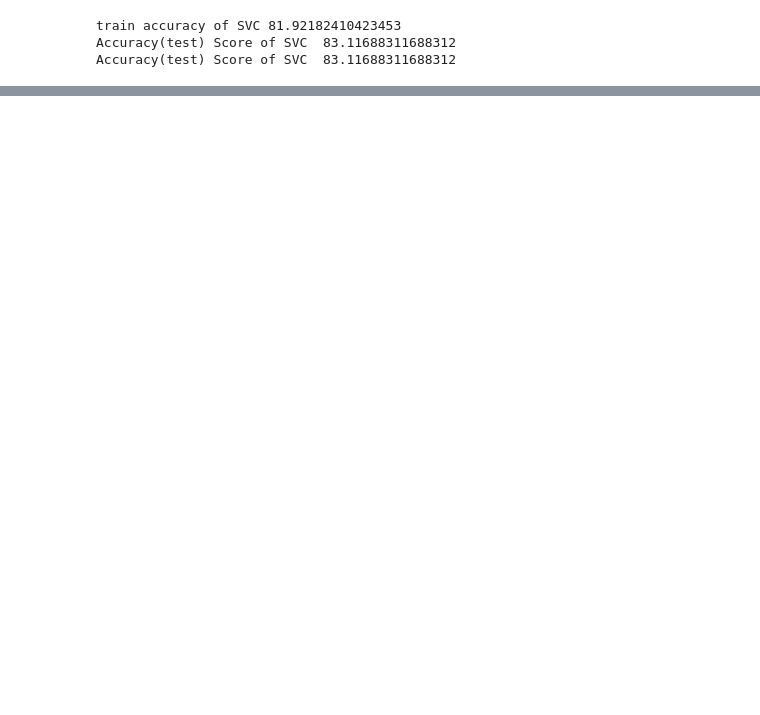
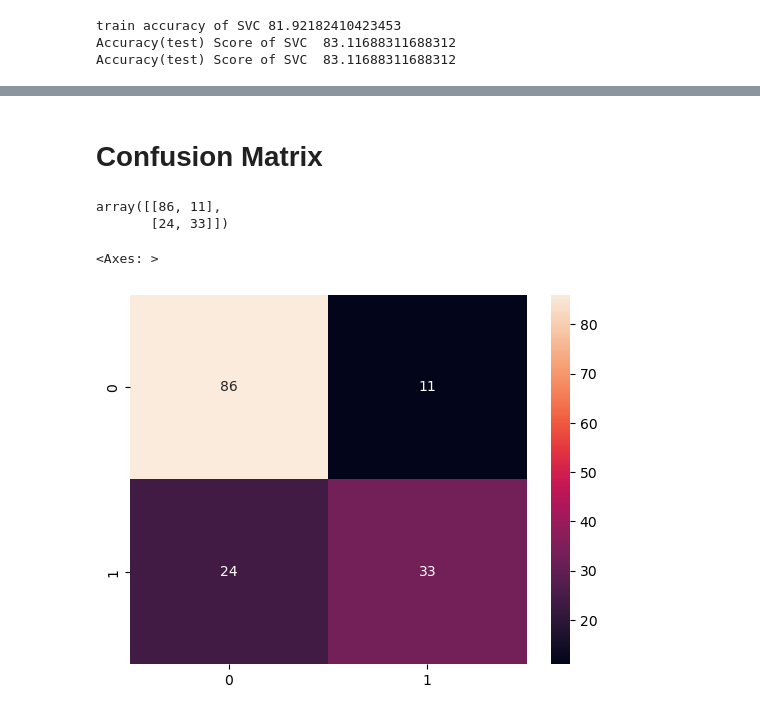
Before and after one commit to vidhanmehta/diabetes_prediction_model, a Jupyter notebook: pandas/Diabetes.ipynb, the cells around one changed output, grey strips where cells are left out. Drawn from its saved outputs; the diff is of its cells as text; code cells hidden in the pictures; blank space fills up the shorter version.

```diff
--- a/pandas/Diabetes.ipynb
+++ b/pandas/Diabetes.ipynb
@@ -294,0 +345,14 @@ Accuracy(test) Score of Random Forest  79.22077922077922
+# %% [markdown]
+# Confusion Matrix
+# %%
+from sklearn.metrics import classification_report, confusion_matrix
+cm= confusion_matrix(y_test, lr_pred)
+cm
+# %% [output]
+array([[86, 11],
+       [24, 33]])
+# %%
+sns.heatmap(confusion_matrix(y_test, lr_pred),annot= True, fmt="d" )
+# %% [output]
+<Axes: >
+[figure, added]
```
Also changed, not shown: parts of 101 cells of this notebook.
